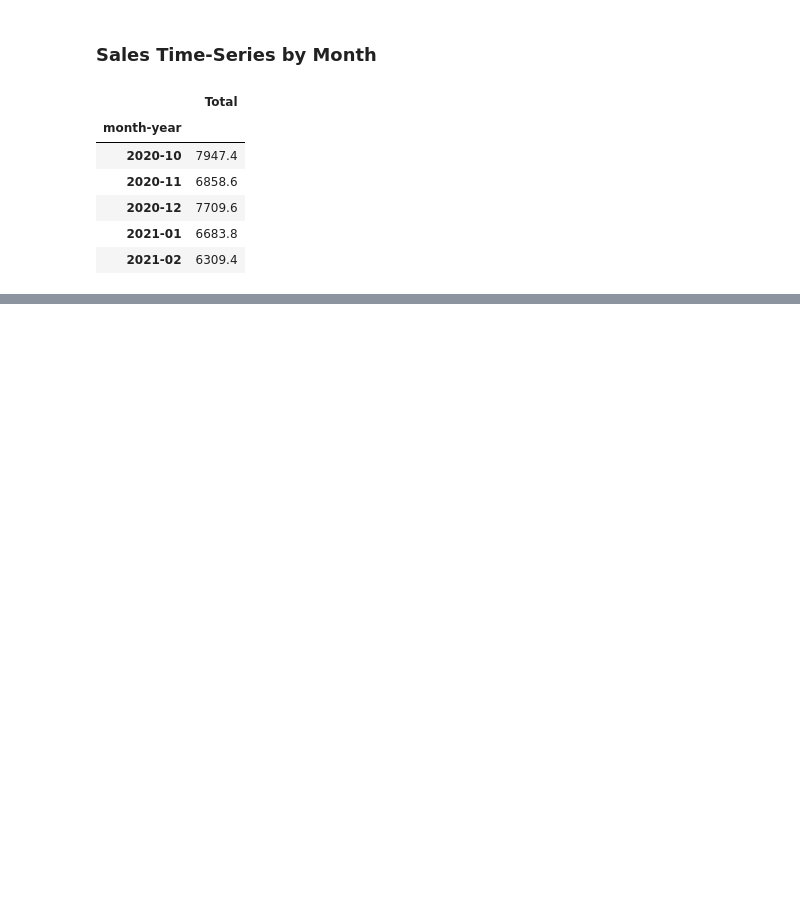
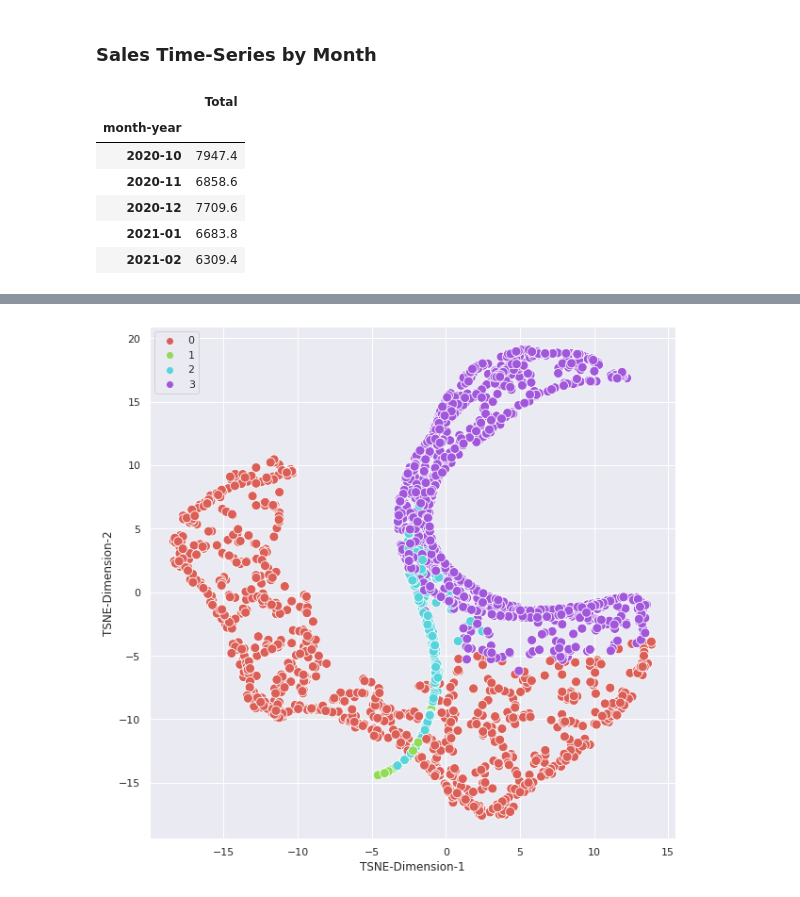
Before and after one commit to SitwalaM/sales_business_intelligence_capstone, a Jupyter notebook: overview_notebook.ipynb, the cells around one changed output, grey strips where cells are left out. Saved outputs shown, nothing was run; the diff lists cells and outputs as text; code cells hidden in the pictures; blank space fills up the shorter version.

```diff
--- a/overview_notebook.ipynb
+++ b/overview_notebook.ipynb
@@ -91,0 +188,5 @@ grouped_month_df.plot()
+# %%
+# Get Recency, Frequency and Monetary data for each customer
+
+rfm_df = get_rfm_data(customer_data)
+rfm_df.head()
@@ -91,0 +203,3 @@ grouped_month_df.plot()
+# %%
+clustered_data = run_kmeans(rfm_df, 4)      #run kmeans for three clusters
+clustered_data.head()
@@ -91,0 +214,23 @@ grouped_month_df.plot()
+# %%
+# run tsne on the dataframe
+
+tsne = TSNE(n_components=3, verbose=0, random_state=123)
+z = tsne.fit_transform(clustered_data.iloc[:,0:2])
+tsne_df = pd.DataFrame()
+tsne_df["y"] = clustered_data.cluster
+tsne_df["comp-1"] = z[:,0]
+tsne_df["comp-2"] = z[:,1]
+tsne_df = tsne_df[tsne_df.y != -1]
+# %%
+# plot tsne dimensions
+
+fig, ax = plt.subplots(figsize=(10,10))
+sns.set()
+sns.scatterplot(x="comp-1", y="comp-2", hue=tsne_df.y.tolist(),
+                palette=sns.color_palette("hls", 4),
+                data=tsne_df, s=100)
+plt.xlabel("TSNE-Dimension-1")
+plt.ylabel("TSNE-Dimension-2")
+plt.savefig("images/tsne.png")
+# %% [output]
+[figure, added]
```
Also changed, not shown: parts of 31 cells of this notebook.
